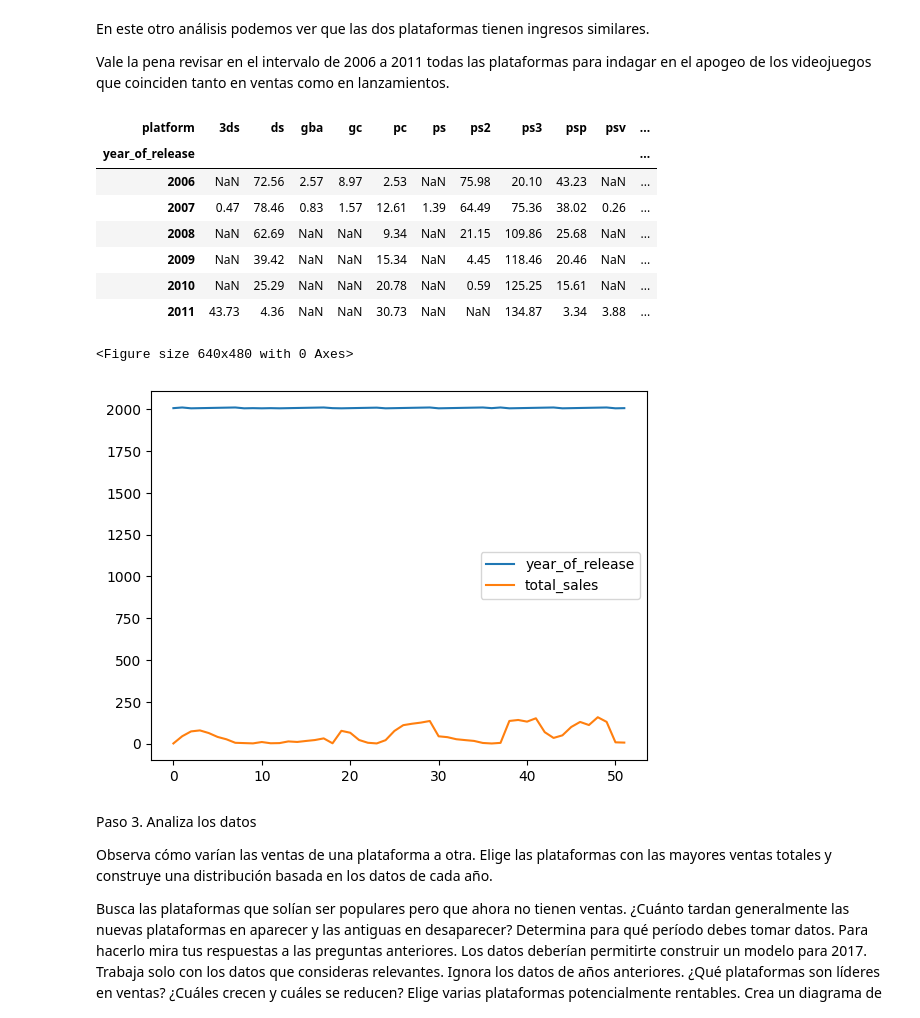
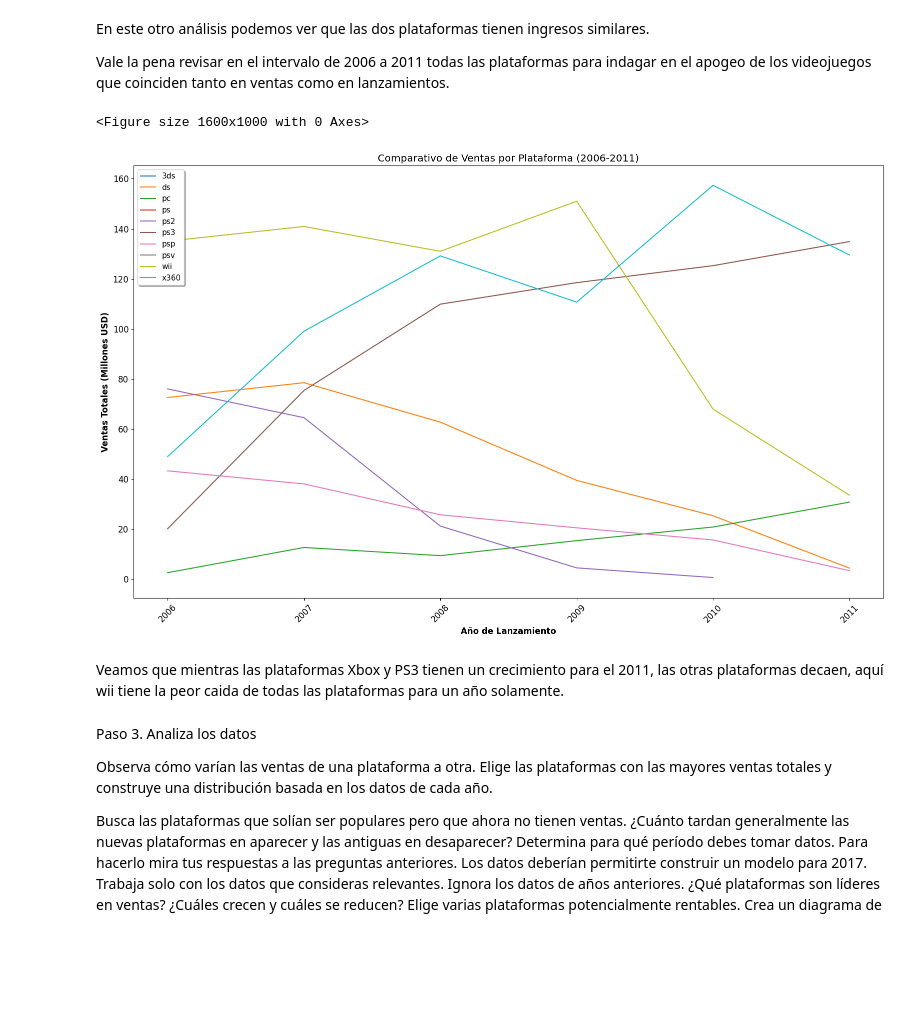
Before and after one commit to ma280113/TripleTen, a Jupyter notebook: strint_6_proyect/notebook.ipynb, the cells around one changed output. Saved outputs shown, nothing was run; the diff lists cells and outputs as text; code cells hidden in the pictures; blank space fills up the shorter version.

```diff
--- a/strint_6_proyect/notebook.ipynb
+++ b/strint_6_proyect/notebook.ipynb
@@ -496,26 +519,36 @@ En este otro análisis podemos ver que las dos plataformas tienen ingresos simil
 
 Vale la pena revisar en el intervalo de 2006 a 2011 todas las plataformas para indagar en el apogeo de los videojuegos que coinciden tanto en ventas como en lanzamientos.
 # %%
-data_years = df[(df['year_of_release'] >= 2006) & (df['year_of_release'] <= 2011)]
+data_years = df[(df['year_of_release'] >= 2006) & (df['year_of_release'] <= 2011) & (df['platform'].isin(['xb', 'gba', 'gc']) == False)]
 compare_years = data_years.groupby(['platform', 'year_of_release'])['total_sales'].sum().reset_index()
 pivot_compare = compare_years.pivot(index = 'year_of_release', columns='platform', values= 'total_sales')
-display(pivot_compare)
-plt.figure()
 
-compare_years.plot()
 
+# 1. Tamaño grande por defecto
+plt.rcParams['figure.figsize'] = [16, 10]
+plt.rcParams['font.size'] = 12
+
+
+
+#------------Grafica--------------------
+
+plt.figure(figsize=(16, 10))
+
+pivot_compare.plot(kind='line')
+
+plt.title(f'Comparativo de Ventas por Plataforma (2006-2011)')
+plt.xlabel('Año de Lanzamiento', fontsize=12, fontweight='bold')
+plt.ylabel('Ventas Totales (Millones USD)', fontsize=12, fontweight='bold')
+
+plt.xticks(rotation = 45)
+plt.legend(loc='upper left', frameon=True, shadow=True, fontsize=11)
+plt.tight_layout()
 plt.show()
 # %% [output]
-| platform | 3ds | ds | gba | gc | pc | ps | ps2 | ps3 | psp | psv | ... |
-| year_of_release |  |  |  |  |  |  |  |  |  |  | ... |
-| 2006 | NaN | 72.56 | 2.57 | 8.97 | 2.53 | NaN | 75.98 | 20.10 | 43.23 | NaN | ... |
-| 2007 | 0.47 | 78.46 | 0.83 | 1.57 | 12.61 | 1.39 | 64.49 | 75.36 | 38.02 | 0.26 | ... |
-| 2008 | NaN | 62.69 | NaN | NaN | 9.34 | NaN | 21.15 | 109.86 | 25.68 | NaN | ... |
-| 2009 | NaN | 39.42 | NaN | NaN | 15.34 | NaN | 4.45 | 118.46 | 20.46 | NaN | ... |
-| 2010 | NaN | 25.29 | NaN | NaN | 20.78 | NaN | 0.59 | 125.25 | 15.61 | NaN | ... |
-| 2011 | 43.73 | 4.36 | NaN | NaN | 30.73 | NaN | NaN | 134.87 | 3.34 | 3.88 | ... |
-<Figure size 640x480 with 0 Axes>
+<Figure size 1600x1000 with 0 Axes>
-[figure, old version]
+[figure, new version]
+# %% [markdown]
+Veamos que mientras las plataformas Xbox y PS3 tienen un crecimiento para el 2011, las otras plataformas decaen, aquí wii tiene la peor caida de todas las plataformas para un año solamente.
 # %% [markdown]
 Paso 3. Analiza los datos
 
```
Also changed, not shown: parts of 6 cells of this notebook, 17 other files.
